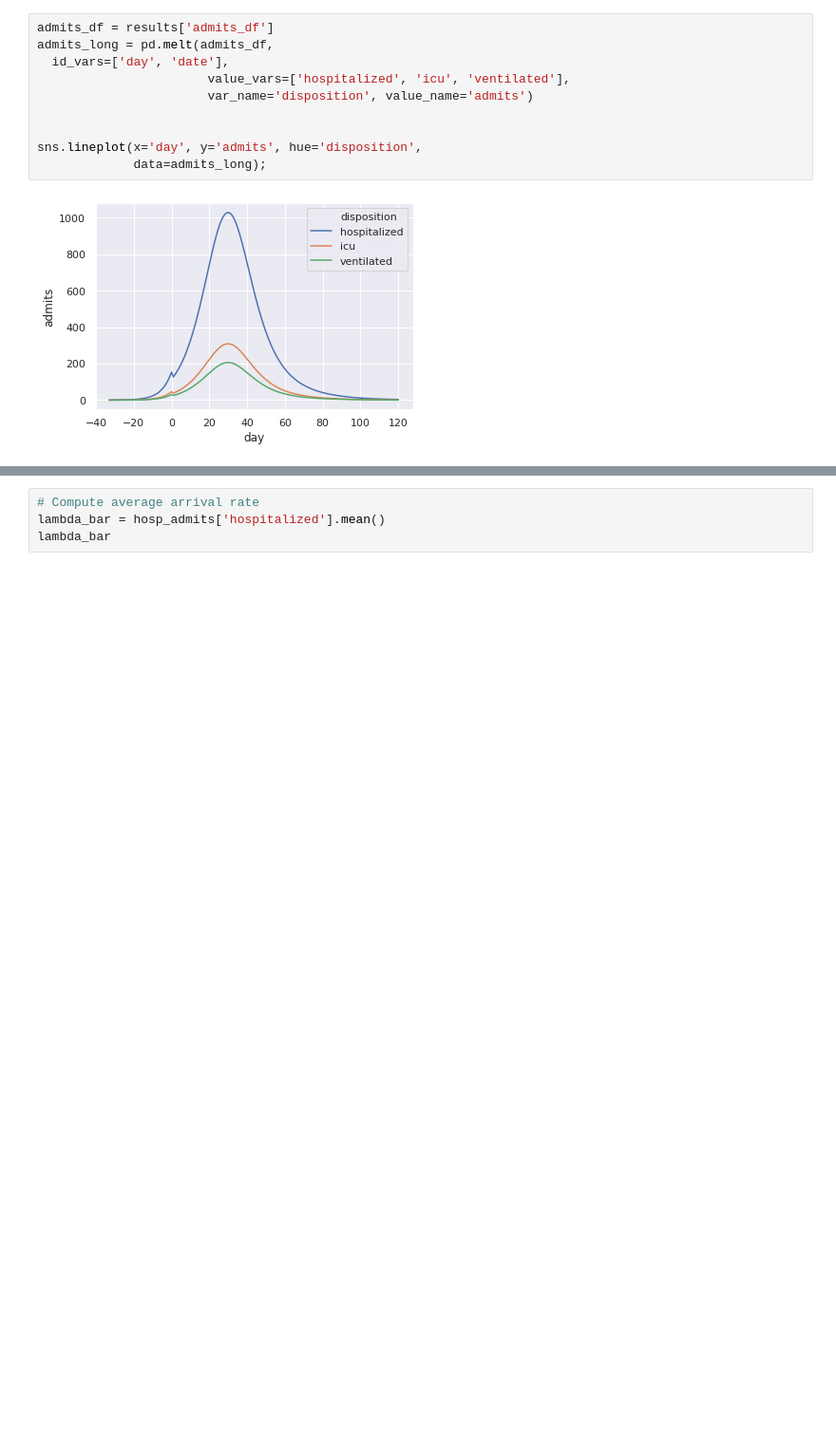
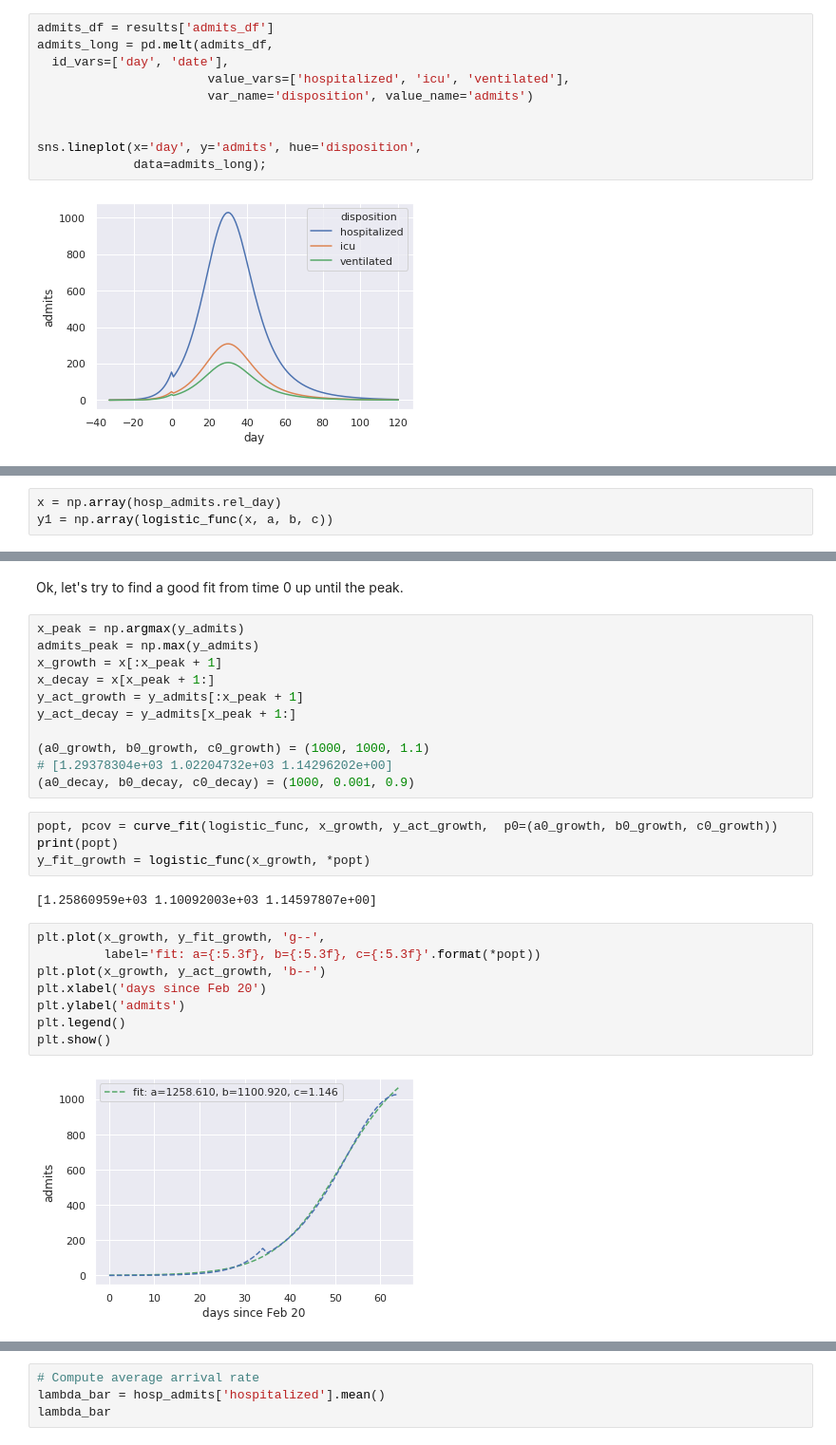
Before and after one commit to misken/c19, a Jupyter notebook: mychime/modeling/chime_flow_resources_p2.ipynb, the cells around one changed output, grey strips where cells are left out. Shown at 95% size. Saved outputs shown, nothing was run; the diff lists cells and outputs as text; blank space fills up the shorter version.

```diff
--- a/mychime/modeling/chime_flow_resources_p2.ipynb
+++ b/mychime/modeling/chime_flow_resources_p2.ipynb
@@ -198,0 +265,3 @@ sns.lineplot(data=hosp_admits);
+# %%
+x = np.array(hosp_admits.rel_day)
+y1 = np.array(logistic_func(x, a, b, c))
@@ -198,0 +278,29 @@ sns.lineplot(data=hosp_admits);
+# %% [markdown]
+Ok, let's try to find a good fit from time 0 up until the peak.
+# %%
+x_peak = np.argmax(y_admits)
+admits_peak = np.max(y_admits)
+x_growth = x[:x_peak + 1]
+x_decay = x[x_peak + 1:]
+y_act_growth = y_admits[:x_peak + 1]
+y_act_decay = y_admits[x_peak + 1:]
+
+(a0_growth, b0_growth, c0_growth) = (1000, 1000, 1.1)
+# [1.29378304e+03 1.02204732e+03 1.14296202e+00]
+(a0_decay, b0_decay, c0_decay) = (1000, 0.001, 0.9)
+# %%
+popt, pcov = curve_fit(logistic_func, x_growth, y_act_growth,  p0=(a0_growth, b0_growth, c0_growth))
+print(popt)
+y_fit_growth = logistic_func(x_growth, *popt)
+# %% [output]
+[1.25860959e+03 1.10092003e+03 1.14597807e+00]
+# %%
+plt.plot(x_growth, y_fit_growth, 'g--',
+         label='fit: a={:5.3f}, b={:5.3f}, c={:5.3f}'.format(*popt))
+plt.plot(x_growth, y_act_growth, 'b--')
+plt.xlabel('days since Feb 20')
+plt.ylabel('admits')
+plt.legend()
+plt.show()
+# %% [output]
+[figure, added]
```
Also changed, not shown: parts of 74 cells of this notebook.
